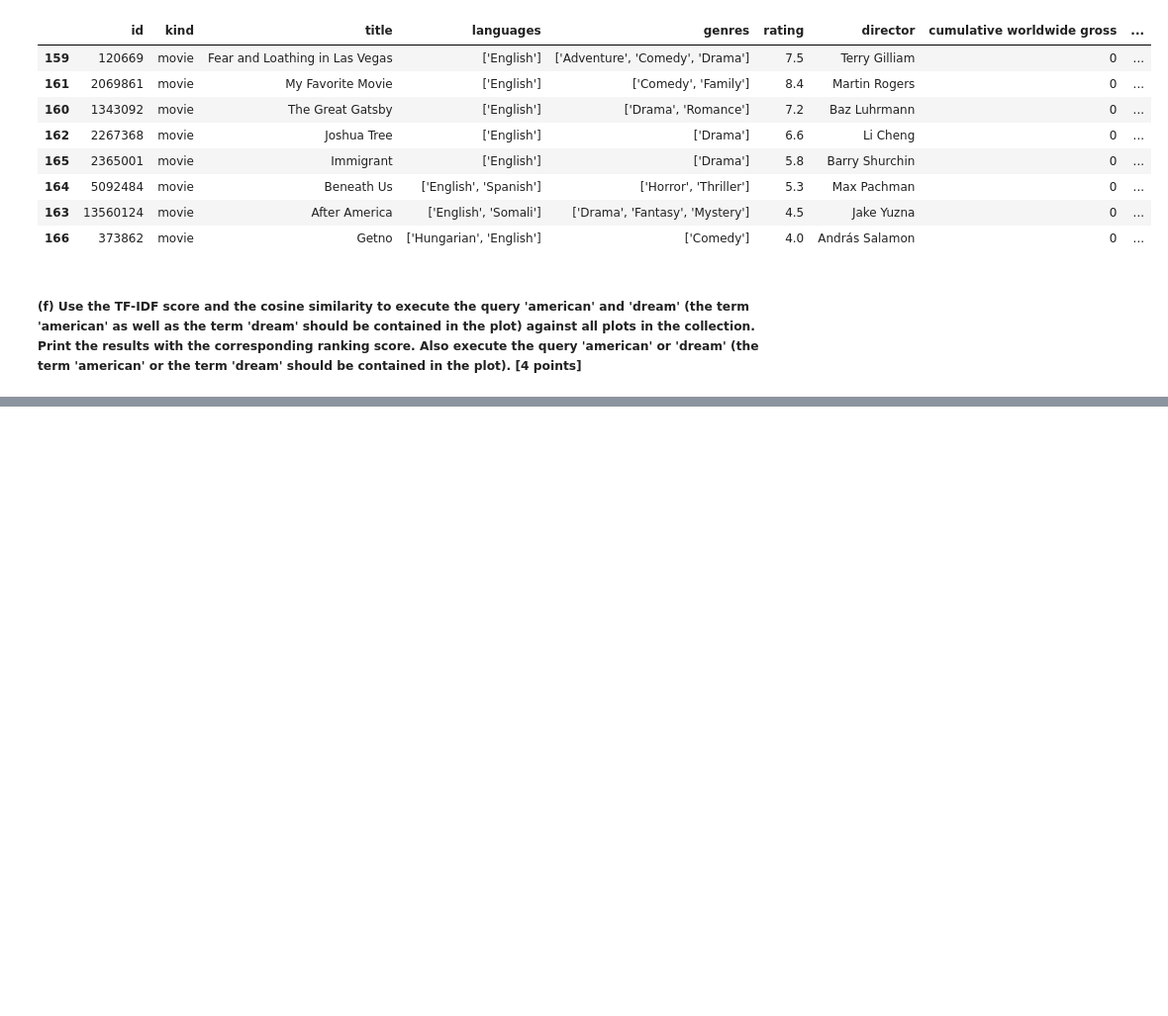
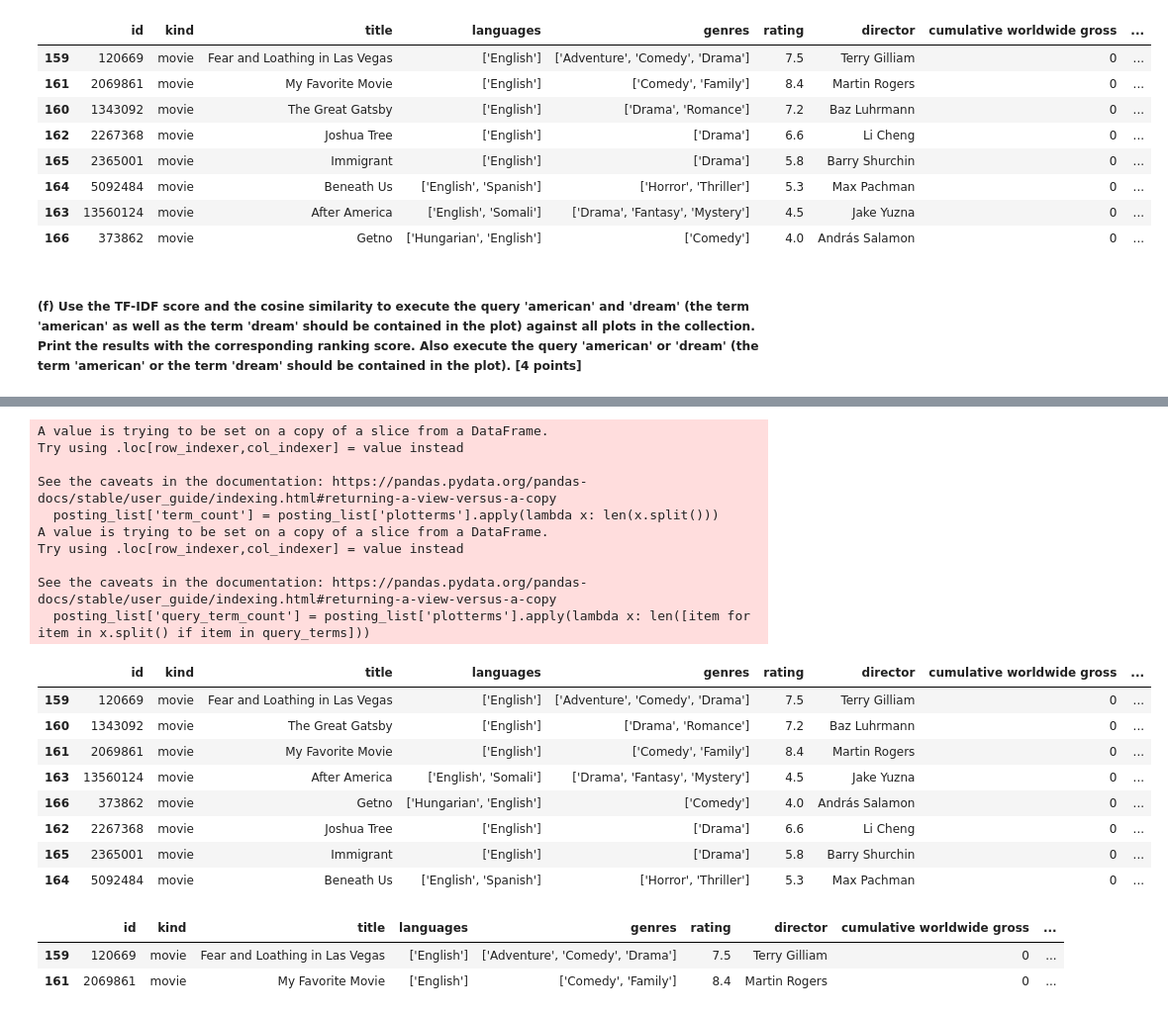
Before and after one commit to fkapsahili/data-engineering, a Jupyter notebook: GradedLab01.ipynb, the cells around one changed output, grey strips where cells are left out. Shown at 99% size. Saved outputs shown, nothing was run; the diff lists cells and outputs as text; code cells hidden in the pictures; blank space fills up the shorter version.

Commit message:
implement tf-idf score

```diff
--- a/GradedLab01.ipynb
+++ b/GradedLab01.ipynb
@@ -297,0 +239,77 @@ display(query_list_dream)
+# %%
+from IPython.display import display
+from math import log
+
+from sklearn.feature_extraction.text import TfidfVectorizer
+from sklearn.metrics.pairwise import cosine_similarity
+
+vectorizer = TfidfVectorizer()
+
+
+def inverse_document_frequency(all_documents, terms):
+    num_documents_with_this_term = 0
+    for term in terms.split():
+        for index, doc in all_documents.iterrows():
+            if term in doc['plotterms'].split():
+                num_documents_with_this_term += 1
+        if num_documents_with_this_term > 0:
+            return 1.0 + log(float(len(all_documents)) / num_documents_with_this_term)
+        else:
+            return 1.0
+
+
+def cos_sim(df, query):
+    X = vectorizer.fit_transform(df['plotterms'])
+    query_vec = vectorizer.transform([query])
+
+    results = cosine_similarity(X,query_vec)
+    results = results.flatten()
+    df['cos_sim'] = results
+
+
+
+def tf_idf(posting_list, query):
+    # calculate the term frequency
+    tf = posting_list['query_term_count'] / posting_list['term_count']
+    posting_list['term_frequency'] = tf
+    # calculate the inverse document frequency
+    idf = inverse_document_frequency(imdb, query)
+    # calculate the TF-IDF score
+    posting_list['tf_idf'] = tf * idf
+
+
+def search(query):
+    query_list = create_query_term_count(posting_list, query)
+    tf_idf(query_list, query)
+    cos_sim(query_list, query)
+
+    return query_list
+
+
+queries = ['american dream', 'american', 'dream']
+for query in queries:
+    query_list = search(query)
+    display(query_list)
+# %% [output]
+A value is trying to be set on a copy of a slice from a DataFrame.
+Try using .loc[row_indexer,col_indexer] = value instead
+
+See the caveats in the documentation: https://pandas.pydata.org/pandas-docs/stable/user_guide/indexing.html#returning-a-view-versus-a-copy
+  posting_list['term_count'] = posting_list['plotterms'].apply(lambda x: len(x.split()))
+A value is trying to be set on a copy of a slice from a DataFrame.
+Try using .loc[row_indexer,col_indexer] = value instead
+
+See the caveats in the documentation: https://pandas.pydata.org/pandas-docs/stable/user_guide/indexing.html#returning-a-view-versus-a-copy
+  posting_list['query_term_count'] = posting_list['plotterms'].apply(lambda x: len([item for item in x.split() if item in query_terms]))
+|  | id | kind | title | languages | genres | rating | director | cumulative worldwide gross | ... |
+| 159 | 120669 | movie | Fear and Loathing in Las Vegas | ['English'] | ['Adventure', 'Comedy', 'Drama'] | 7.5 | Terry Gilliam | 0 | ... |
+| 160 | 1343092 | movie | The Great Gatsby | ['English'] | ['Drama', 'Romance'] | 7.2 | Baz Luhrmann | 0 | ... |
+| 161 | 2069861 | movie | My Favorite Movie | ['English'] | ['Comedy', 'Family'] | 8.4 | Martin Rogers | 0 | ... |
+| 163 | 13560124 | movie | After America | ['English', 'Somali'] | ['Drama', 'Fantasy', 'Mystery'] | 4.5 | Jake Yuzna | 0 | ... |
+| 166 | 373862 | movie | Getno | ['Hungarian', 'English'] | ['Comedy'] | 4.0 | András Salamon | 0 | ... |
+| 162 | 2267368 | movie | Joshua Tree | ['English'] | ['Drama'] | 6.6 | Li Cheng | 0 | ... |
+| 165 | 2365001 | movie | Immigrant | ['English'] | ['Drama'] | 5.8 | Barry Shurchin | 0 | ... |
+| 164 | 5092484 | movie | Beneath Us | ['English', 'Spanish'] | ['Horror', 'Thriller'] | 5.3 | Max Pachman | 0 | ... |
+|  | id | kind | title | languages | genres | rating | director | cumulative worldwide gross | ... |
+| 159 | 120669 | movie | Fear and Loathing in Las Vegas | ['English'] | ['Adventure', 'Comedy', 'Drama'] | 7.5 | Terry Gilliam | 0 | ... |
+| 161 | 2069861 | movie | My Favorite Movie | ['English'] | ['Comedy', 'Family'] | 8.4 | Martin Rogers | 0 | ... |
```
Also changed, not shown: parts of 3 cells of this notebook.
